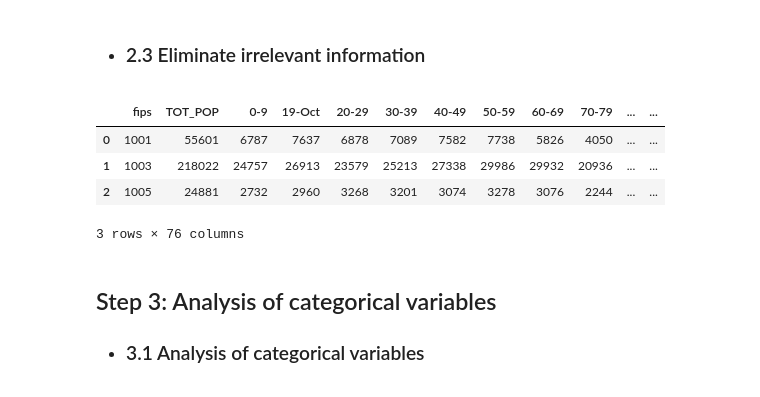
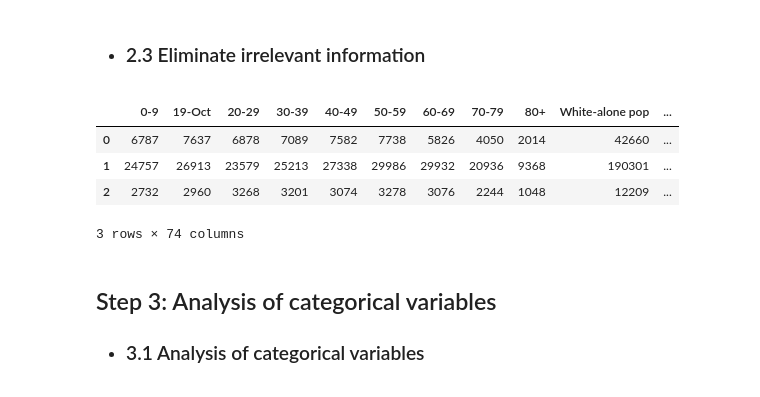
Before and after one commit to Fer-romer/Fer-romer-Regularized-Linear-Regression, a Jupyter notebook: src/explore.ipynb, the cells around one changed output. Saved outputs shown, nothing was run; the diff lists cells and outputs as text; code cells hidden in the pictures.

```diff
--- a/src/explore.ipynb
+++ b/src/explore.ipynb
@@ -98,30 +98,30 @@ first_df = df.copy()
 # %%
 # Eliminate irrelevant columns
 
 first_df.drop(
-    ["0-9 y/o % of total pop", "10-19 y/o % of total pop", "20-29 y/o % of total pop",
+    ["fips", "TOT_POP","0-9 y/o % of total pop", "10-19 y/o % of total pop", "20-29 y/o % of total pop",
               "30-39 y/o % of total pop", "40-49 y/o % of total pop", "50-59 y/o % of total pop",
                "60-69 y/o % of total pop", "70-79 y/o % of total pop", "80+ y/o % of total pop",
                 "% White-alone", "% Black-alone", "% NA/AI-alone", "% Asian-alone",
                   "% Hawaiian/PI-alone", "% Two or more races", "Percent of adults with less than a high school diploma 2014-18",
                    "Percent of adults with a high school diploma only 2014-18",
                     "Percent of adults completing some college or associate's degree 2014-18",
                      "Percent of adults with a bachelor's degree or higher 2014-18",
                       "Percent of Population Aged 60+", "anycondition_Lower 95% CI", "anycondition_Upper 95% CI",
                        "Obesity_Lower 95% CI", "Obesity_Upper 95% CI", "Heart disease_Lower 95% CI",
                         "Heart disease_Upper 95% CI", "COPD_Lower 95% CI", "COPD_Upper 95% CI", "diabetes_Lower 95% CI",
                          "diabetes_Upper 95% CI", "CKD_Lower 95% CI", "CKD_Upper 95% CI" ],
                     axis = "columns",
                         inplace = True
                         )
 
 first_df.head(3)
 # %% [output]
-|  | fips | TOT_POP | 0-9 | 19-Oct | 20-29 | 30-39 | 40-49 | 50-59 | 60-69 | 70-79 | ... | ... |
-| 0 | 1001 | 55601 | 6787 | 7637 | 6878 | 7089 | 7582 | 7738 | 5826 | 4050 | ... | ... |
-| 1 | 1003 | 218022 | 24757 | 26913 | 23579 | 25213 | 27338 | 29986 | 29932 | 20936 | ... | ... |
-| 2 | 1005 | 24881 | 2732 | 2960 | 3268 | 3201 | 3074 | 3278 | 3076 | 2244 | ... | ... |
+|  | 0-9 | 19-Oct | 20-29 | 30-39 | 40-49 | 50-59 | 60-69 | 70-79 | 80+ | White-alone pop | ... |
+| 0 | 6787 | 7637 | 6878 | 7089 | 7582 | 7738 | 5826 | 4050 | 2014 | 42660 | ... |
+| 1 | 24757 | 26913 | 23579 | 25213 | 27338 | 29986 | 29932 | 20936 | 9368 | 190301 | ... |
+| 2 | 2732 | 2960 | 3268 | 3201 | 3074 | 3278 | 3076 | 2244 | 1048 | 12209 | ... |
-3 rows × 76 columns
+3 rows × 74 columns
 # %%
 modification = {} # Dict with {'old names': 'new names'}
 
```
Also changed, not shown: parts of 38 cells of this notebook, 21 other files.
